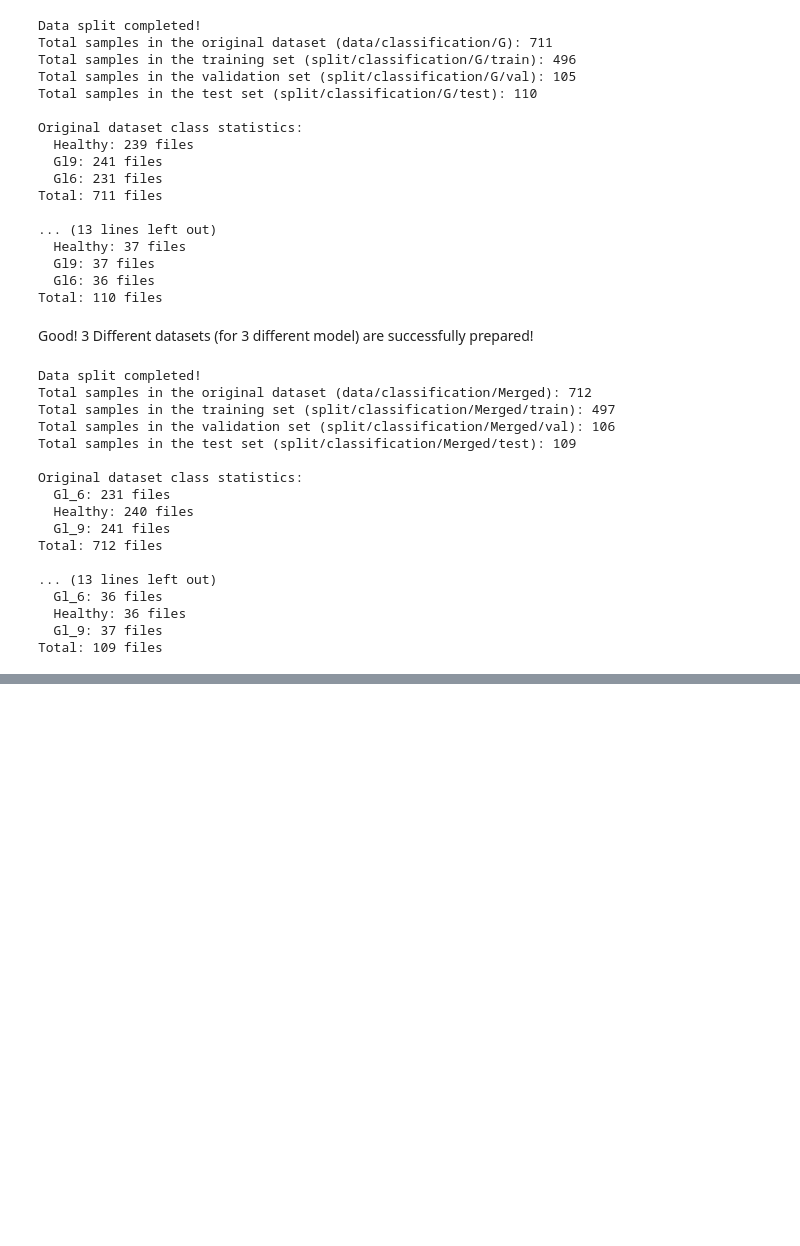
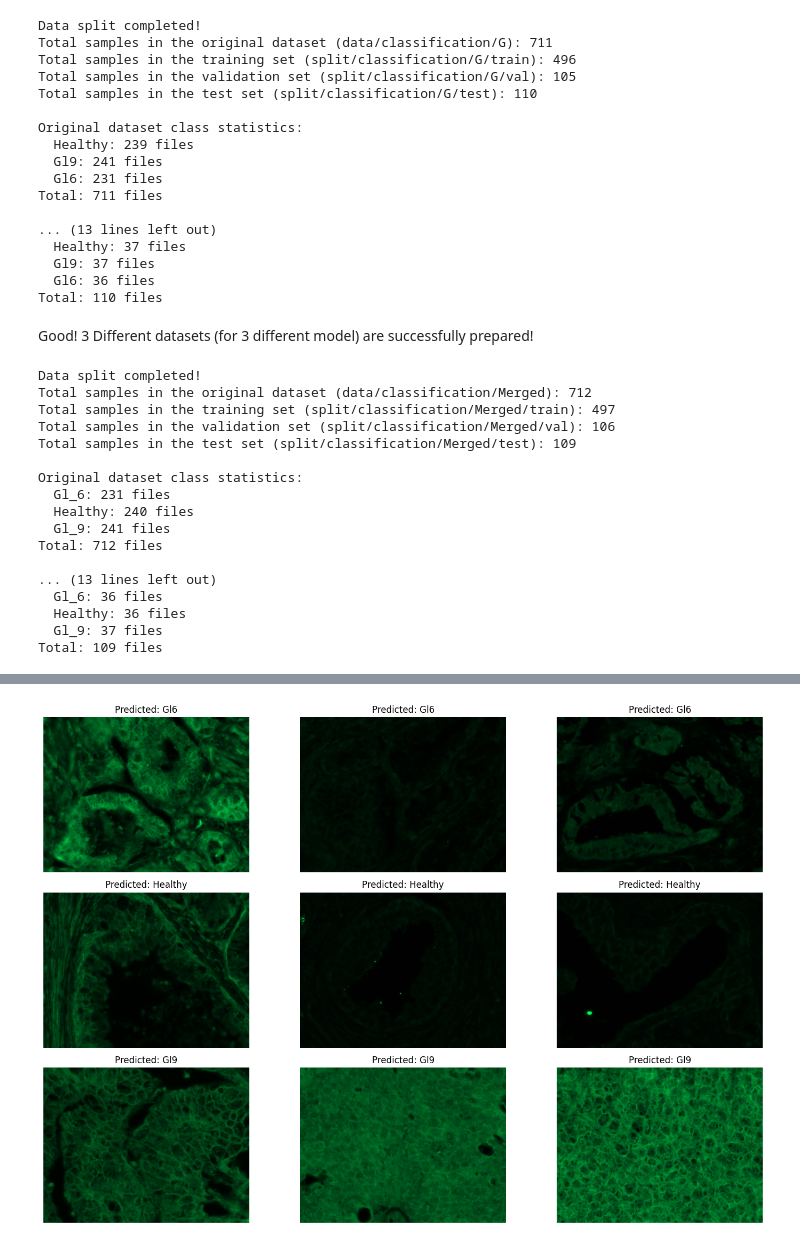
Before and after one commit to ccomkhj/Lightening_Classifier, a Jupyter notebook: demo.ipynb, the cells around one changed output, grey strips where cells are left out. Saved outputs shown, nothing was run; the diff lists cells and outputs as text; code cells hidden in the pictures; blank space fills up the shorter version.

```diff
--- a/demo.ipynb
+++ b/demo.ipynb
@@ -382,0 +647,88 @@ plot_metrics('lightning_logs')
+# %%
+import torch
+from torchvision import transforms
+from PIL import Image
+import matplotlib.pyplot as plt
+import numpy as np
+from pathlib import Path
+import random
+
+# Load the model that you want to apply
+from models.swin_transformer_classifier import SwinTransformerClassifier
+
+# Configuration
+DATA_ROOT = Path("split/classification/Merged")  # Update this path
+test_path = DATA_ROOT / "test"
+model_weight_path = "Model_F_swintransformerclassifier_final_20250221_153017.pth"
+
+# Function 1: Select 3 images per class from test set
+def select_images_per_class(test_path, num_images_per_class=3):
+    class_dirs = [d for d in test_path.iterdir() if d.is_dir()]
+    selected_images = []
+
+    for class_dir in class_dirs:
+        images = list(class_dir.glob('*'))
+        selected = random.sample(images, min(num_images_per_class, len(images)))
+        selected_images.extend(selected)
+
+    return selected_images
+
+# Function 2: Run inference on a list of input images
+def run_inference(model, image_paths, transform):
+    results = []
+    for img_path in image_paths:
+        image = Image.open(img_path).convert('RGB')
+        image = transform(image).unsqueeze(0)  # Add batch dimension
+        with torch.no_grad():
+            output = model(image)
+            _, predicted = torch.max(output, 1)
+            results.append((img_path, predicted.item()))
+    return results
+
+# Function 3: Visualize the outcome
+def visualize_results(results, class_names):
+    plt.figure(figsize=(15, 10))
+    for i, (img_path, predicted_class) in enumerate(results):
+        image = Image.open(img_path)
+        plt.subplot(3, 3, i+1)
+        plt.imshow(image)
+        plt.title(f"Predicted: {class_names[predicted_class]}")
+        plt.axis('off')
+    plt.tight_layout()
+    plt.show()
+
+# Define the transformation for inference
+transform = transforms.Compose([
+    transforms.Resize((384, 384)),  # Swin Transformer expects 384x384 input
+    transforms.ToTensor(),
+    transforms.Normalize(mean=[0.485, 0.456, 0.406], std=[0.229, 0.224, 0.225])
+])
+
+# Load the model
+classifier = SwinTransformerClassifier.load_model(
+    model_weight_path=model_weight_path,
+    num_classes=3,
+    train_path=None,
+    val_path=None,
+    test_path=None,
+    optimizer="adam",
+    lr=1e-3,
+    batch_size=16,
+    transfer=True,
+    tune_fc_only=True,
+    target_size=(384,384)
+)
+
+# Select images if you don't have any specific one.
+selected_images = select_images_per_class(test_path)
+
+# Run inference
+results = run_inference(classifier, selected_images, transform)
+
+# Define class names (update according to your dataset)
+class_names = ["Gl6", "Gl9", "Healthy"]
+
+# Visualize results
+visualize_results(results, class_names)
+# %% [output]
+[figure, added]
```
Also changed, not shown: parts of 11 cells of this notebook, 7 other files.
